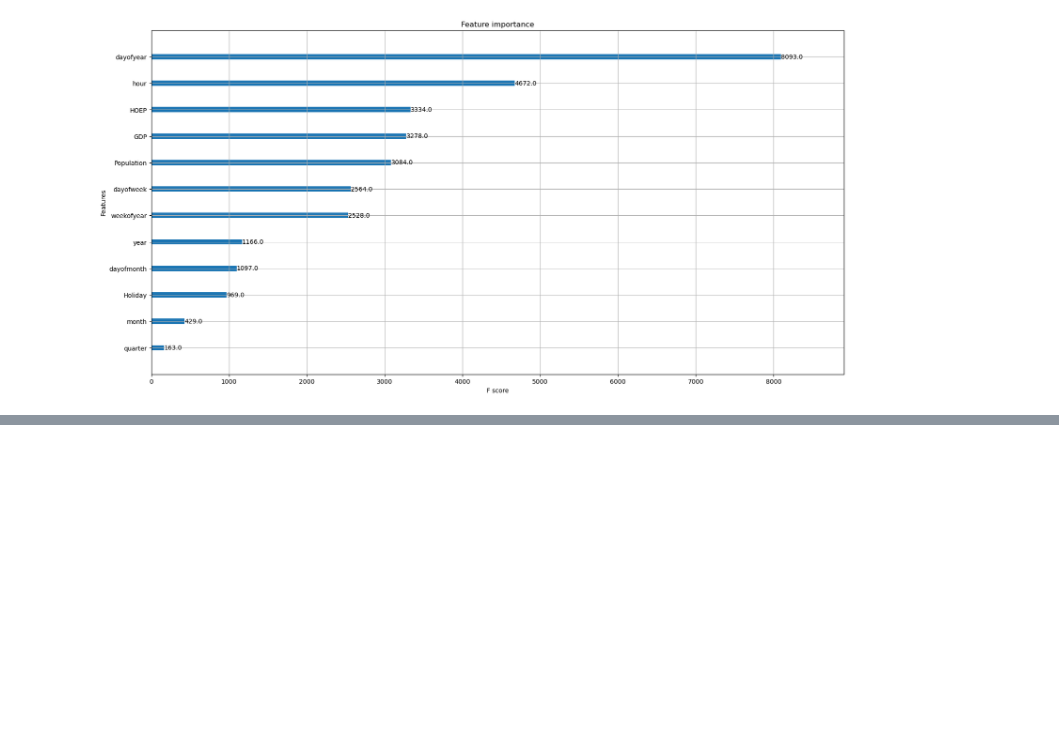
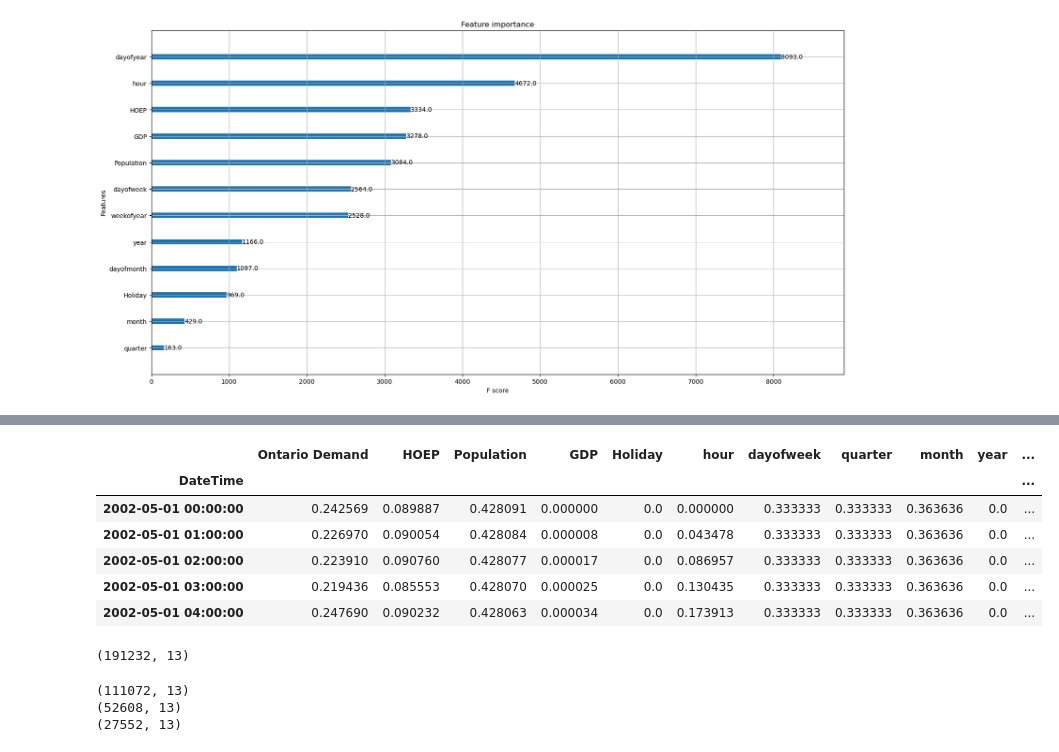
Before and after one commit to MarwanH7/Energy_Consumption_Forecasting_Dashboard, a Jupyter notebook: Notebooks/02_Model_Training_Basic(MVP).ipynb, the cells around one changed output, grey strips where cells are left out. Cells and saved outputs as stored; diff of their text form; code cells hidden in the pictures; blank space fills up the shorter version.

```diff
--- a/Notebooks/02_Model_Training_Basic(MVP).ipynb
+++ b/Notebooks/02_Model_Training_Basic(MVP).ipynb
@@ -355,0 +398,26 @@ plt.show()
+# %%
+## Normailze the data
+
+
+## Scale the data
+column_names = df.columns
+x = df.values #returns.values numpy array (.to_numpy() also works)
+min_max_scaler = MinMaxScaler()
+x_scaled = min_max_scaler.fit_transform(x)
+df = pd.DataFrame(x_scaled, columns=column_names, index = df.index)
+# %%
+df.head()
+# %% [output]
+|  | Ontario Demand | HOEP | Population | GDP | Holiday | hour | dayofweek | quarter | month | year | ... |
+| DateTime |  |  |  |  |  |  |  |  |  |  | ... |
+| 2002-05-01 00:00:00 | 0.242569 | 0.089887 | 0.428091 | 0.000000 | 0.0 | 0.000000 | 0.333333 | 0.333333 | 0.363636 | 0.0 | ... |
+| 2002-05-01 01:00:00 | 0.226970 | 0.090054 | 0.428084 | 0.000008 | 0.0 | 0.043478 | 0.333333 | 0.333333 | 0.363636 | 0.0 | ... |
+| 2002-05-01 02:00:00 | 0.223910 | 0.090760 | 0.428077 | 0.000017 | 0.0 | 0.086957 | 0.333333 | 0.333333 | 0.363636 | 0.0 | ... |
+| 2002-05-01 03:00:00 | 0.219436 | 0.085553 | 0.428070 | 0.000025 | 0.0 | 0.130435 | 0.333333 | 0.333333 | 0.363636 | 0.0 | ... |
+| 2002-05-01 04:00:00 | 0.247690 | 0.090232 | 0.428063 | 0.000034 | 0.0 | 0.173913 | 0.333333 | 0.333333 | 0.363636 | 0.0 | ... |
+# %%
+## df.shape
+
+df.shape
+# %% [output]
+(191232, 13)
@@ -355,0 +434,10 @@ plt.show()
+# %%
+## Dataframe shapes
+
+print(train.shape)
+print(validation.shape)
+print(test.shape)
+# %% [output]
+(111072, 13)
+(52608, 13)
+(27552, 13)
```
Also changed, not shown: parts of 23 cells of this notebook.
